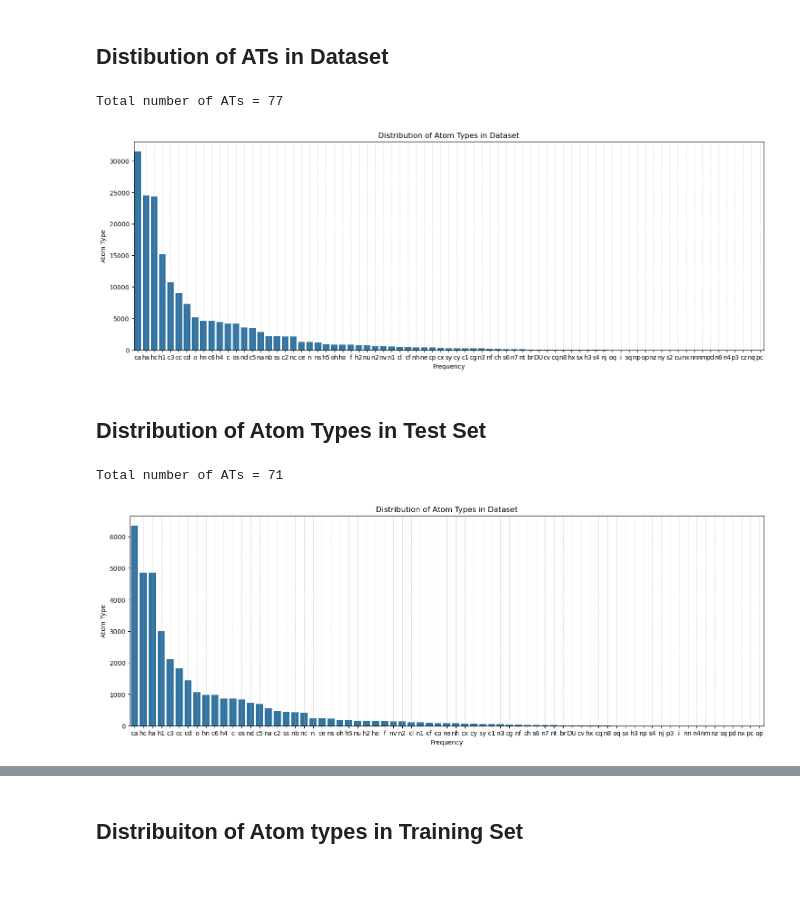
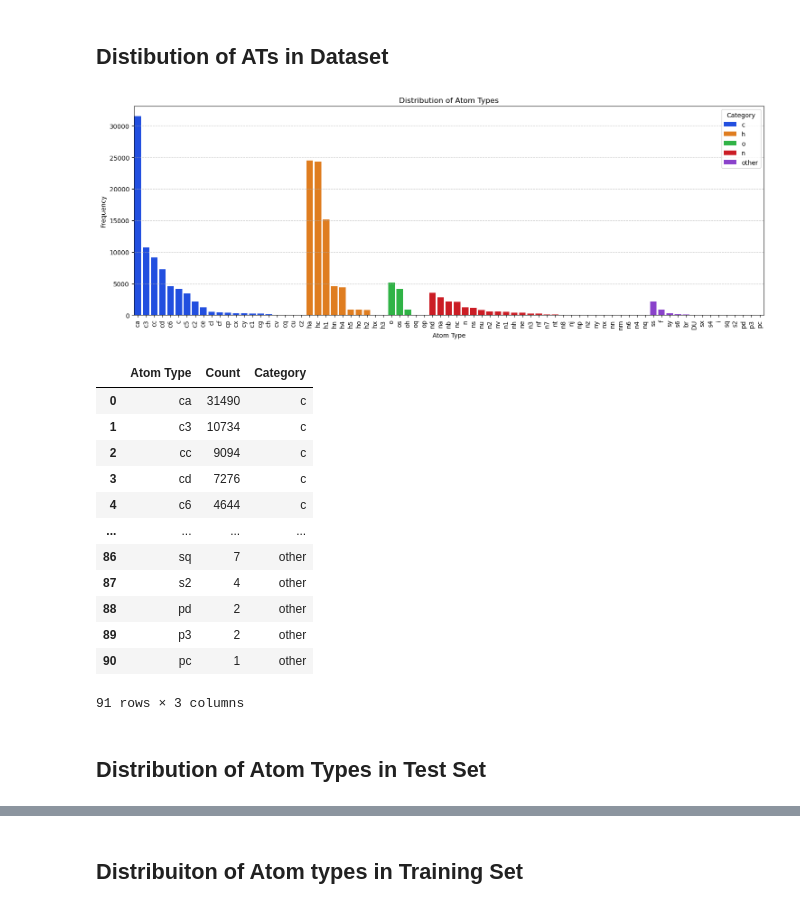
Before and after one commit to brandonrobello/MSSExBiovia, a Jupyter notebook: atomMLtype_testing.ipynb, the cells around one changed output, grey strips where cells are left out. Cells and saved outputs as stored; diff of their text form; code cells hidden in the pictures; blank space fills up the shorter version.

Commit message:
REFACTOR: Current iteration of metrics refactoring and testing in ipynb

```diff
--- a/atomMLtype_testing.ipynb
+++ b/atomMLtype_testing.ipynb
@@ -259,57 +244,23 @@ import umap
 import pandas as pd
 # %% [markdown]
 ## Distibution of ATs in Dataset
-# %%
-# --- Step 1: Extract Atom Type Distribution ---
-all_atom_types = []
-for labels in testdataset_2.Y_labels.values():
-    all_atom_types.extend(labels)
-
-# Count occurrences
-atom_type_counts = Counter(all_atom_types)
-
-# Convert to DataFrame for plotting
-atom_type_df = pd.DataFrame(atom_type_counts.items(), columns=["Atom Type", "Count"])
-atom_type_df = atom_type_df.sort_values(by="Count", ascending=False)
-
-# Number of ATs
-print(f"Total number of ATs = {len(atom_type_df['Atom Type'])}")
-
-# Plot distribution
-plt.figure(figsize=(18, 6))
-sns.barplot(x="Atom Type", y="Count", data=atom_type_df)
-plt.xlabel("Frequency")
-plt.ylabel("Atom Type")
-plt.title("Distribution of Atom Types in Dataset")
-plt.grid(axis="x", linestyle="--", alpha=0.5)
-plt.show()
-# %% [output]
-Total number of ATs = 77
-[figure, removed]
+# %%
+from atoMLtype.RF.refactor import plot_atom_distribution
+plot_atom_distribution(testdataset_2.Y_labels)
+# %% [output]
+[figure, added]
+|  | Atom Type | Count | Category |
+| 0 | ca | 31490 | c |
+| 1 | c3 | 10734 | c |
+| 2 | cc | 9094 | c |
+| 3 | cd | 7276 | c |
+| 4 | c6 | 4644 | c |
+| ... | ... | ... | ... |
+| 86 | sq | 7 | other |
+| 87 | s2 | 4 | other |
+| 88 | pd | 2 | other |
+| 89 | p3 | 2 | other |
+| 90 | pc | 1 | other |
+91 rows × 3 columns
 # %% [markdown]
 ## Distribution of Atom Types in Test Set
-# %%
-# --- Step 1: Extract Atom Type Distribution ---
-all_atom_types = y_test_decoded
-
-# Count occurrences
-atom_type_counts = Counter(all_atom_types)
-
-# Convert to DataFrame for plotting
-atom_type_df = pd.DataFrame(atom_type_counts.items(), columns=["Atom Type", "Count"])
-atom_type_df = atom_type_df.sort_values(by="Count", ascending=False)
-
-# Number of ATs
-print(f"Total number of ATs = {len(atom_type_df['Atom Type'])}")
-
-# Plot distribution
-plt.figure(figsize=(18, 6))
-sns.barplot(x="Atom Type", y="Count", data=atom_type_df)
-plt.xlabel("Frequency")
-plt.ylabel("Atom Type")
-plt.title("Distribution of Atom Types in Dataset")
-plt.grid(axis="x", linestyle="--", alpha=0.5)
-plt.show()
-# %% [output]
-Total number of ATs = 71
-[figure, removed]
```
Also changed, not shown: parts of 23 cells of this notebook, 2 other files.
